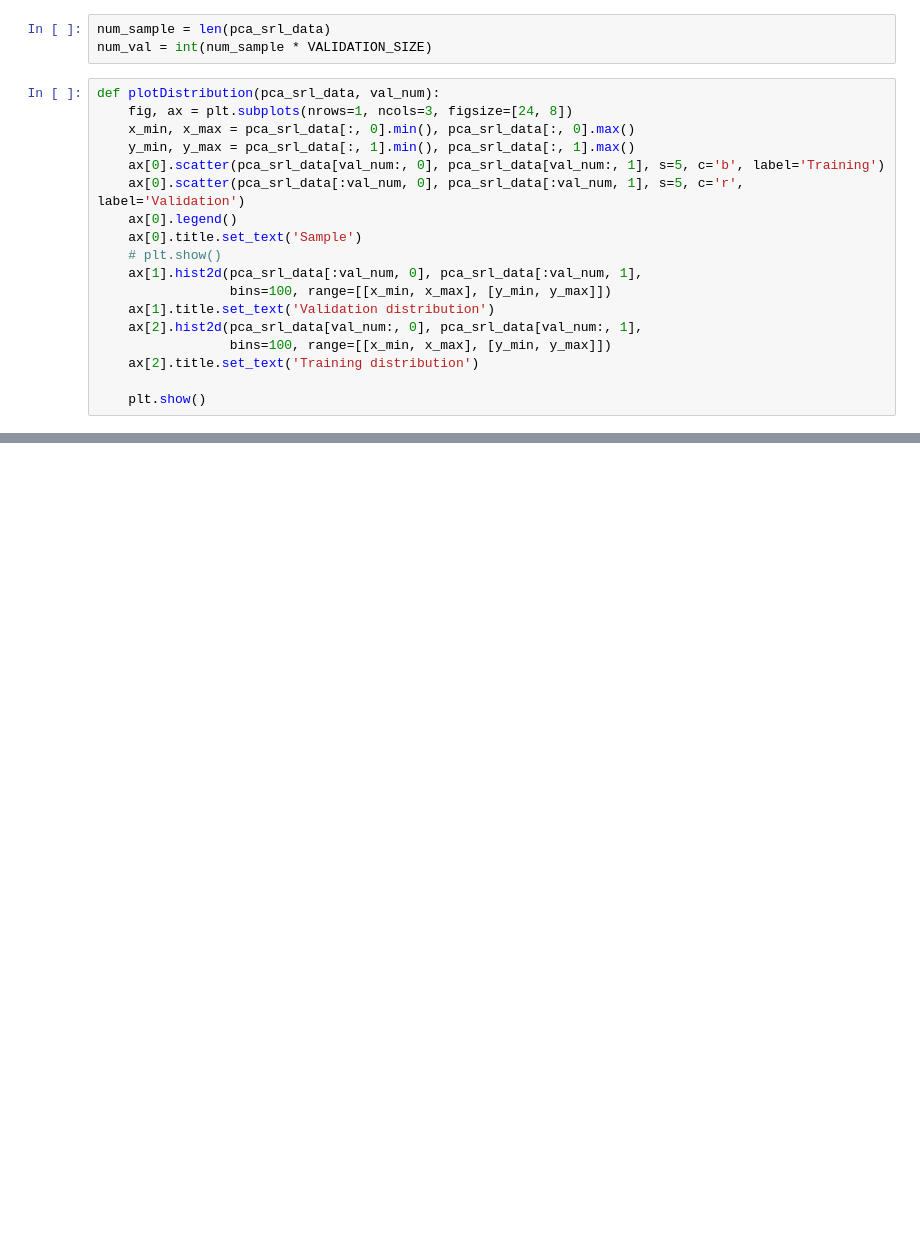
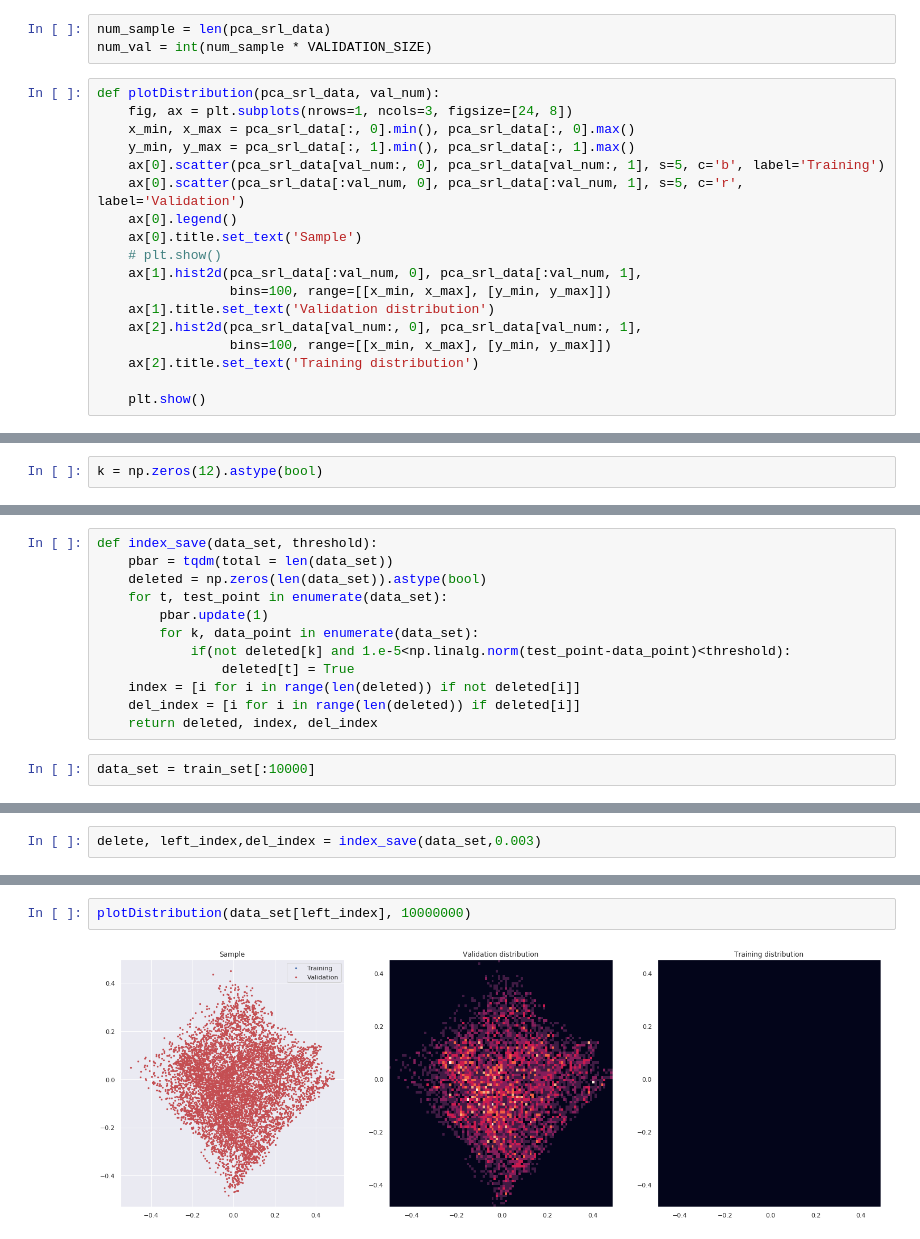
Before and after one commit to araffin/robotics-rl-srl, a Jupyter notebook: delete_val.ipynb, the cells around one changed output, grey strips where cells are left out. Drawn from its saved outputs; the diff is of its cells as text; blank space fills up the shorter version.

```diff
--- a/delete_val.ipynb
+++ b/delete_val.ipynb
@@ -157,0 +178,2 @@ plotDistribution(train_set, 10000000)
+# %%
+k = np.zeros(12).astype(bool)
@@ -157,0 +192,14 @@ plotDistribution(train_set, 10000000)
+# %%
+def index_save(data_set, threshold):
+    pbar = tqdm(total = len(data_set))
+    deleted = np.zeros(len(data_set)).astype(bool)
+    for t, test_point in enumerate(data_set):
+        pbar.update(1)
+        for k, data_point in enumerate(data_set):
+            if(not deleted[k] and 1.e-5<np.linalg.norm(test_point-data_point)<threshold):
+                deleted[t] = True
+    index = [i for i in range(len(deleted)) if not deleted[i]]
+    del_index = [i for i in range(len(deleted)) if deleted[i]]
+    return deleted, index, del_index
+# %%
+data_set = train_set[:10000]
@@ -157,0 +208,2 @@ plotDistribution(train_set, 10000000)
+# %%
+delete, left_index,del_index = index_save(data_set,0.003)
@@ -157,0 +216,4 @@ plotDistribution(train_set, 10000000)
+# %%
+plotDistribution(data_set[left_index], 10000000)
+# %% [output]
+[figure, added]
```
Also changed, not shown: parts of 34 cells of this notebook, 1 other file.
